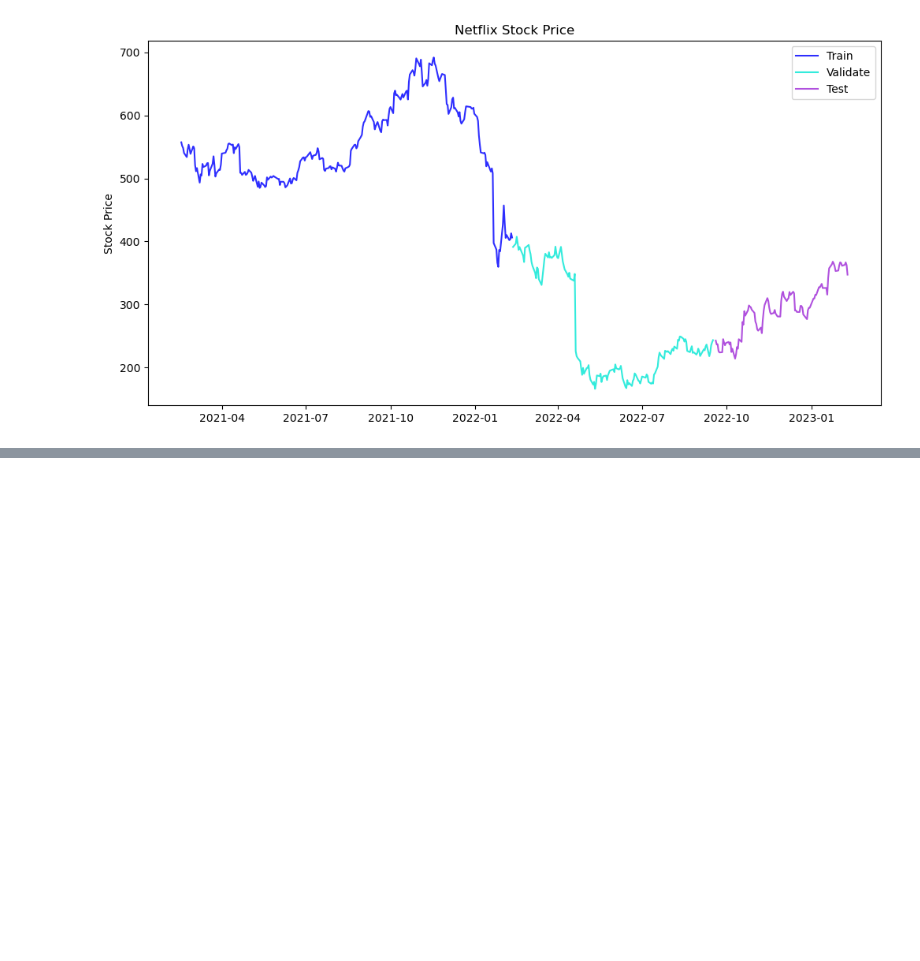
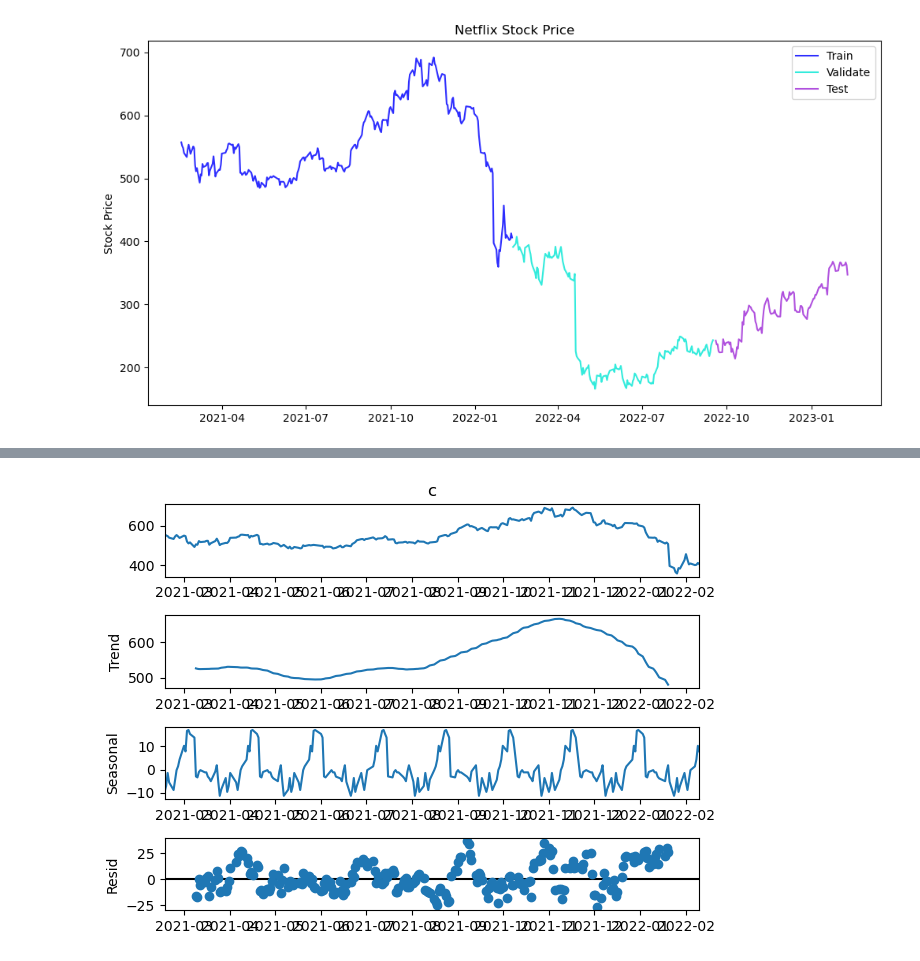
Before and after one commit to akonstans/individual_project, a Jupyter notebook: explore.ipynb, the cells around one changed output, grey strips where cells are left out. Drawn from its saved outputs; the diff is of its cells as text; code cells hidden in the pictures; blank space fills up the shorter version.

```diff
--- a/explore.ipynb
+++ b/explore.ipynb
@@ -69,0 +94,5 @@ plt.show()
+# %%
+sm.tsa.seasonal_decompose(nflx_train['c'], period = 30).plot()
+None
+# %% [output]
+[figure, added]
```
Also changed, not shown: parts of 46 cells of this notebook, 1 other file.
